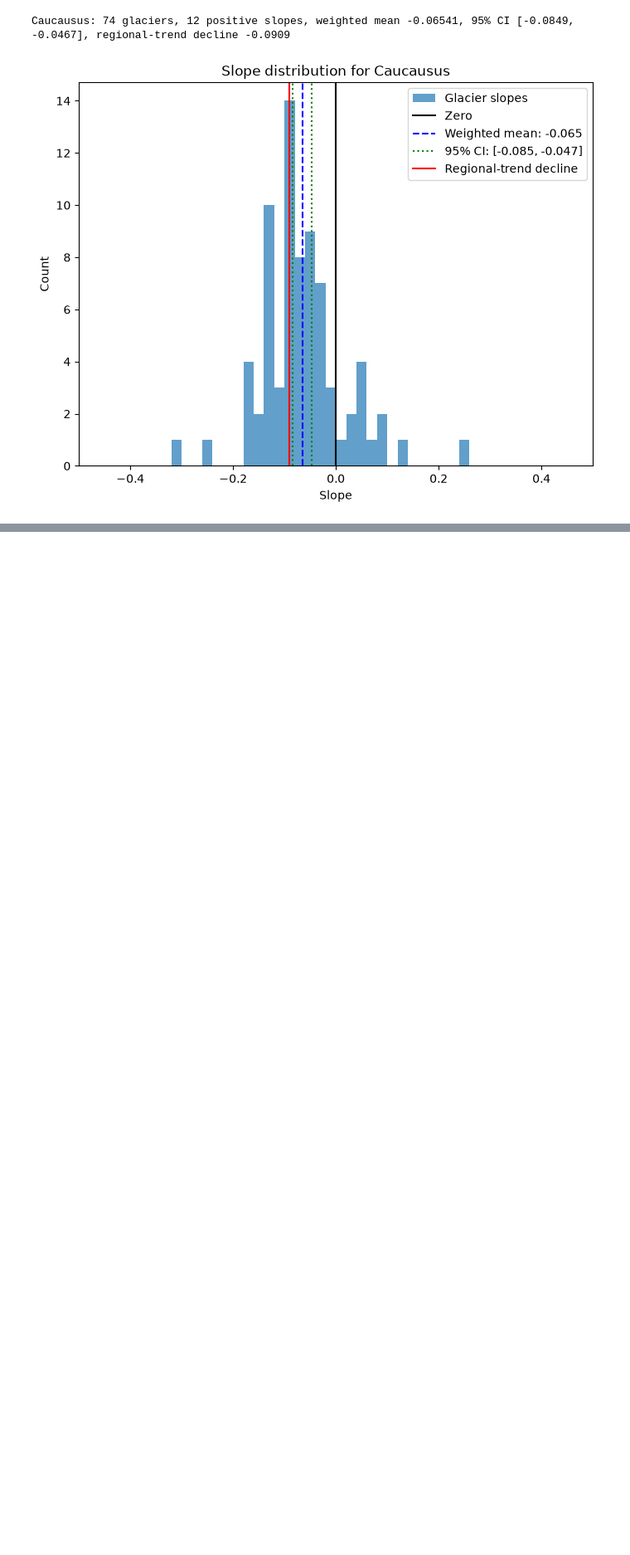
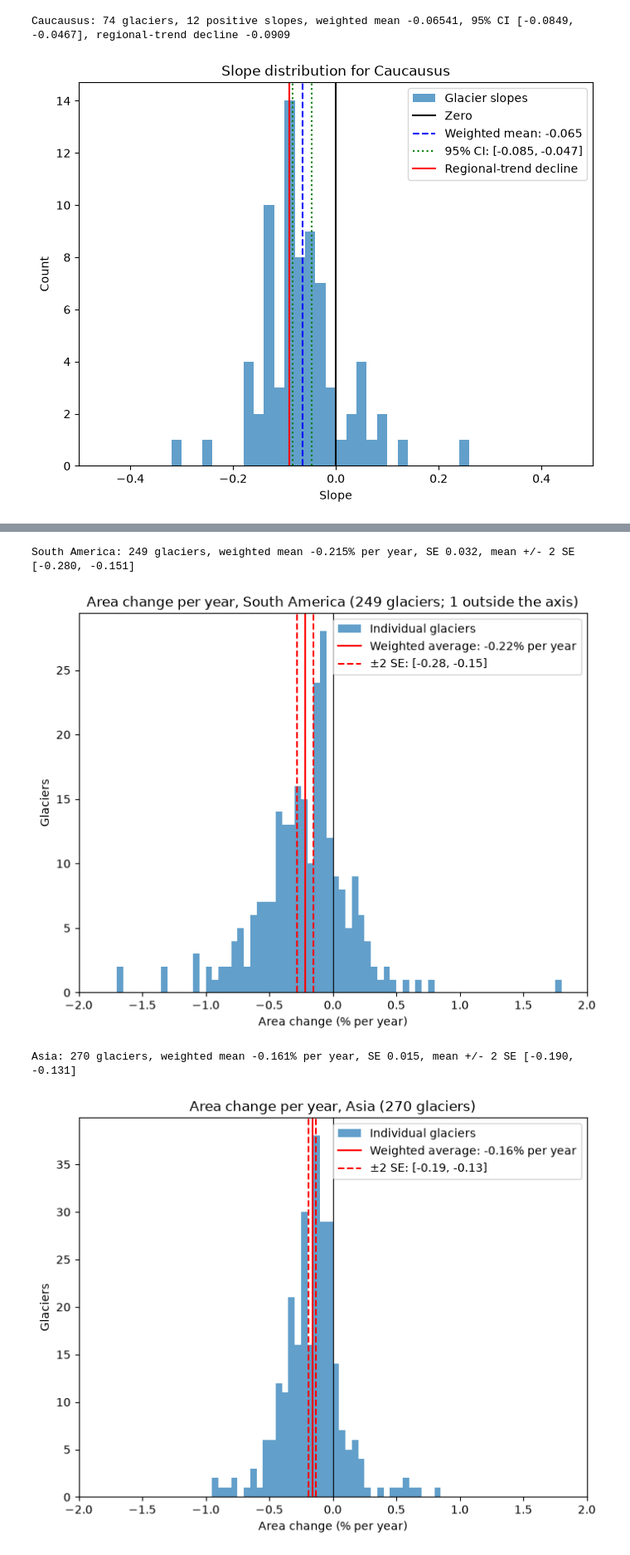
Before and after one commit to GlacierView/glacier-view-CNN-analysis, a Jupyter notebook: notebooks/analysis/regional_decline.ipynb, the cells around one changed output, grey strips where cells are left out. Shown at 83% size. Cells and saved outputs as stored; diff of their text form; code cells hidden in the pictures; blank space fills up the shorter version.

```diff
--- a/notebooks/analysis/regional_decline.ipynb
+++ b/notebooks/analysis/regional_decline.ipynb
@@ -161,7 +162,7 @@ Each glacier's slope is its log-linear change over its own observed span, so `-0
 loss over the period.
 # %%
 def glacier_slopes(areas: pd.DataFrame) -> pd.DataFrame:
-    """Each glacier's log-linear change over its span, and its averaging weight."""
+    """Each glacier's log-linear fit: change over its span, per year, and its averaging weight."""
     rows = {}
     for glacier in areas.columns:
         series = np.log(areas[glacier]).dropna()
@@ -169,22 +170,28 @@ def glacier_slopes(areas: pd.DataFrame) -> pd.DataFrame:
             continue
         years = series.index.to_numpy(float)
         observed = len(series) / len(areas)
+        per_year = np.polyfit(years, series.to_numpy(), 1)[0]
         rows[glacier] = {
-            "slope": np.polyfit(years, series.to_numpy(), 1)[0] * (years.max() - years.min()),
+            "slope": per_year * (years.max() - years.min()),
+            "per_year": per_year,
+            "pct_per_year": 100 * (np.exp(per_year) - 1),
+            "observations": len(series),
             # Published: the share of years *missing*. Corrected: the share observed.
             "weight": 1 - observed if INVERTED_WEIGHTS else observed,
         }
     return pd.DataFrame.from_dict(rows, orient="index")
 
 
-def bootstrap_mean(slopes: pd.DataFrame, n_glaciers: int, n_iterations: int = 500) -> np.ndarray:
-    """Weighted mean slope over glaciers resampled with replacement.
+def bootstrap_mean(
+    slopes: pd.DataFrame, n_glaciers: int, n_iterations: int = 500, column: str = "slope"
+) -> np.ndarray:
+    """Weighted mean of ``column`` over glaciers resampled with replacement.
 
     Resamples from all ``n_glaciers``, as the original did, then drops those
     with too few years to fit.
     """
     valid = np.r_[np.ones(len(slopes), bool), np.zeros(n_glaciers - len(slopes), bool)]
-    values = np.r_[slopes["slope"], np.zeros(n_glaciers - len(slopes))]
+    values = np.r_[slopes[column], np.zeros(n_glaciers - len(slopes))]
     weights = np.r_[slopes["weight"], np.zeros(n_glaciers - len(slopes))]
     means = []
     for _ in range(n_iterations):
@@ -229,0 +243,31 @@ Caucausus: 74 glaciers, 12 positive slopes, weighted mean -0.06541, 95% CI [-0.0
+# %%
+RATE_RANGE = (-2, 2)  # % per year shown; glaciers outside it are counted in the title
+
+for region, glaciers in glaciers_in.items():
+    rates = glacier_slopes(annual[glaciers])
+    mean = np.average(rates["pct_per_year"], weights=rates["weight"])
+    se = bootstrap_mean(rates, len(glaciers), column="pct_per_year").std()
+    outside = (~rates["pct_per_year"].between(*RATE_RANGE)).sum()
+    print(f"{region}: {len(rates)} glaciers, weighted mean {mean:.3f}% per year, "
+          f"SE {se:.3f}, mean +/- 2 SE [{mean - 2 * se:.3f}, {mean + 2 * se:.3f}]")
+
+    fig, ax = plt.subplots(figsize=(8, 6))
+    ax.hist(rates["pct_per_year"], bins=80, range=RATE_RANGE, color="tab:blue", alpha=0.7,
+            label="Individual glaciers")
+    ax.axvline(0, color="black", lw=0.8)
+    ax.axvline(mean, color="red", label=f"Weighted average: {mean:.2f}% per year")
+    ax.axvline(mean - 2 * se, color="red", linestyle="--",
+               label=f"$\\pm$2 SE: [{mean - 2 * se:.2f}, {mean + 2 * se:.2f}]")
+    ax.axvline(mean + 2 * se, color="red", linestyle="--")
+    title = f"Area change per year, {region} ({len(rates)} glaciers"
+    title += f"; {outside} outside the axis)" if outside else ")"
+    ax.set(title=title, xlabel="Area change (% per year)", ylabel="Glaciers", xlim=RATE_RANGE)
+    ax.legend()
+    if SAVE_DIR:
+        fig.savefig(SAVE_DIR / f"{region.lower().replace(' ', '-')}-pct-per-year.png")
+    plt.show()
+# %% [output]
+South America: 249 glaciers, weighted mean -0.215% per year, SE 0.032, mean +/- 2 SE [-0.280, -0.151]
+[figure, added]
+Asia: 270 glaciers, weighted mean -0.161% per year, SE 0.015, mean +/- 2 SE [-0.190, -0.131]
+[figure, added]
```
Also changed, not shown: parts of 5 cells of this notebook.
